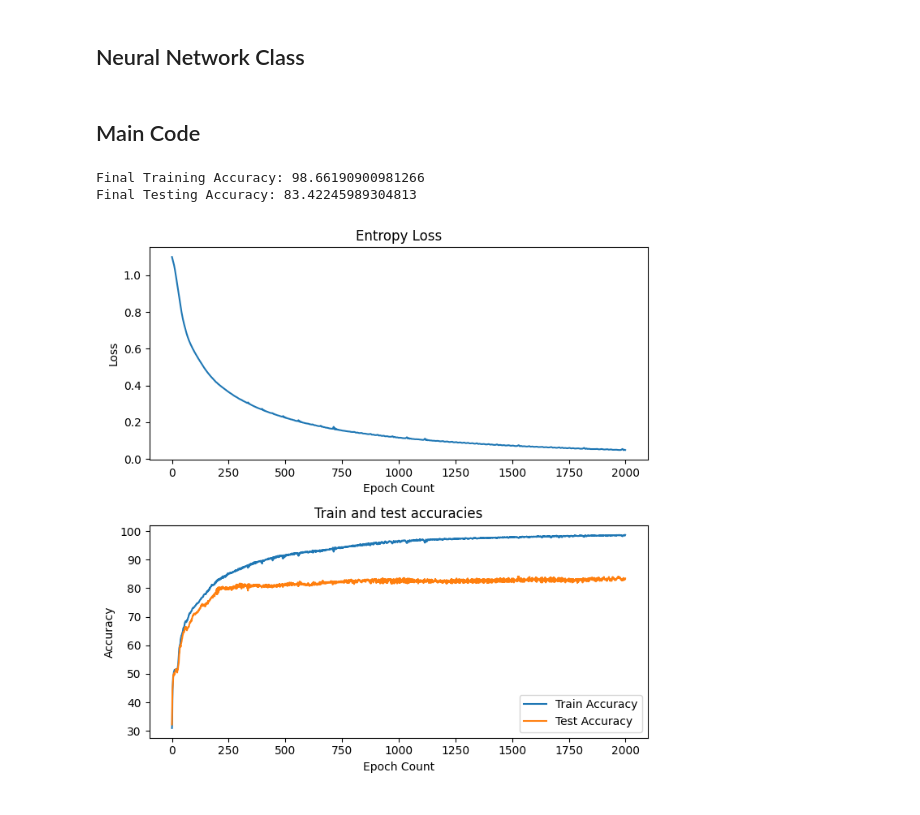
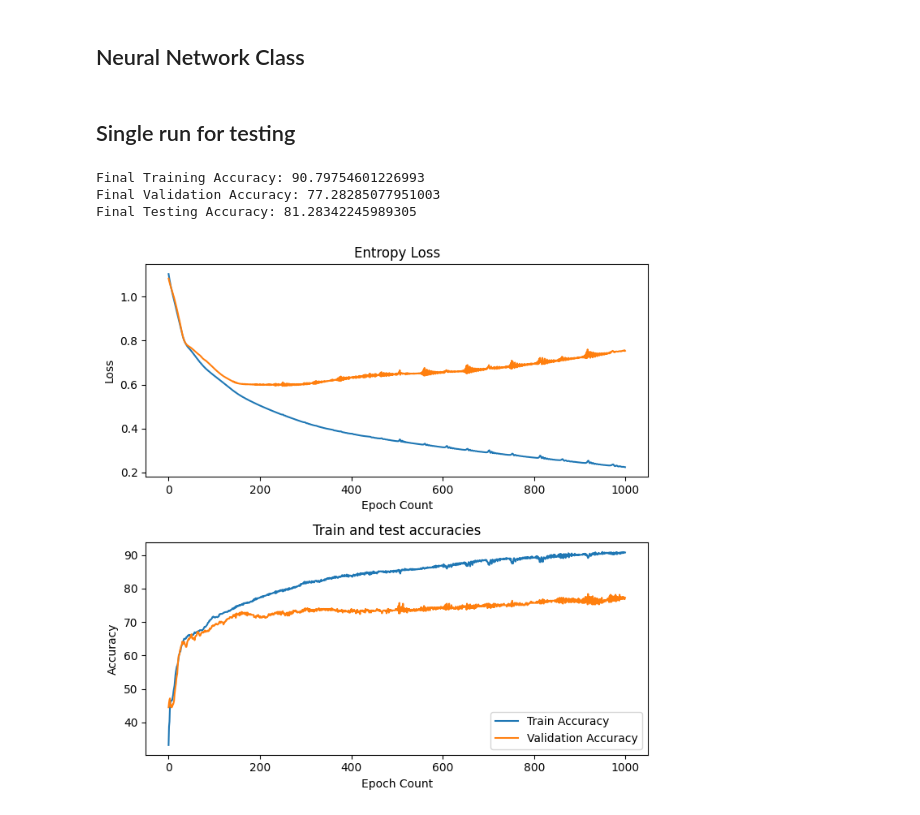
Before and after one commit to SharkmanZA/Almond-classification, a Jupyter notebook: main.ipynb, the cells around one changed output. Cells and saved outputs as stored; diff of their text form; code cells hidden in the pictures.

Commit message:
Refactor feature scaling and introduce validation data set

```diff
--- a/main.ipynb
+++ b/main.ipynb
@@ -217,22 +256,20 @@ class NeuralNetwork(nn.Module):
         ax[1].set_title("Train and test accuracies")
         plt.legend()
         plt.tight_layout()
-# %% [markdown]
-## Main Code
+# %% [markdown]
+## Single run for testing
 # %%
-import nbformat
-from IPython import get_ipython
-# Load the notebook
 with open('main.ipynb') as f:
     nb = nbformat.read(f, as_version=4)
 
-# Run Data preprocessing code-block to get new data
+# Run data preprocessing code-block to get new data
 get_ipython().run_cell(nb.cells[4].source)
 
-network = NeuralNetwork(14,3)
-network.run(2000, 0.001)
+network = NeuralNetwork(14,3, "Tanh")
+network.run(1000, 0.001)
 network.display_metrics()
 # %% [output]
-Final Training Accuracy: 98.66190900981266
-Final Testing Accuracy: 83.42245989304813
+Final Training Accuracy: 90.79754601226993
+Final Validation Accuracy: 77.28285077951003
+Final Testing Accuracy: 81.28342245989305
-[figure, old version]
+[figure, new version]
```
Also changed, not shown: parts of 5 cells of this notebook.
